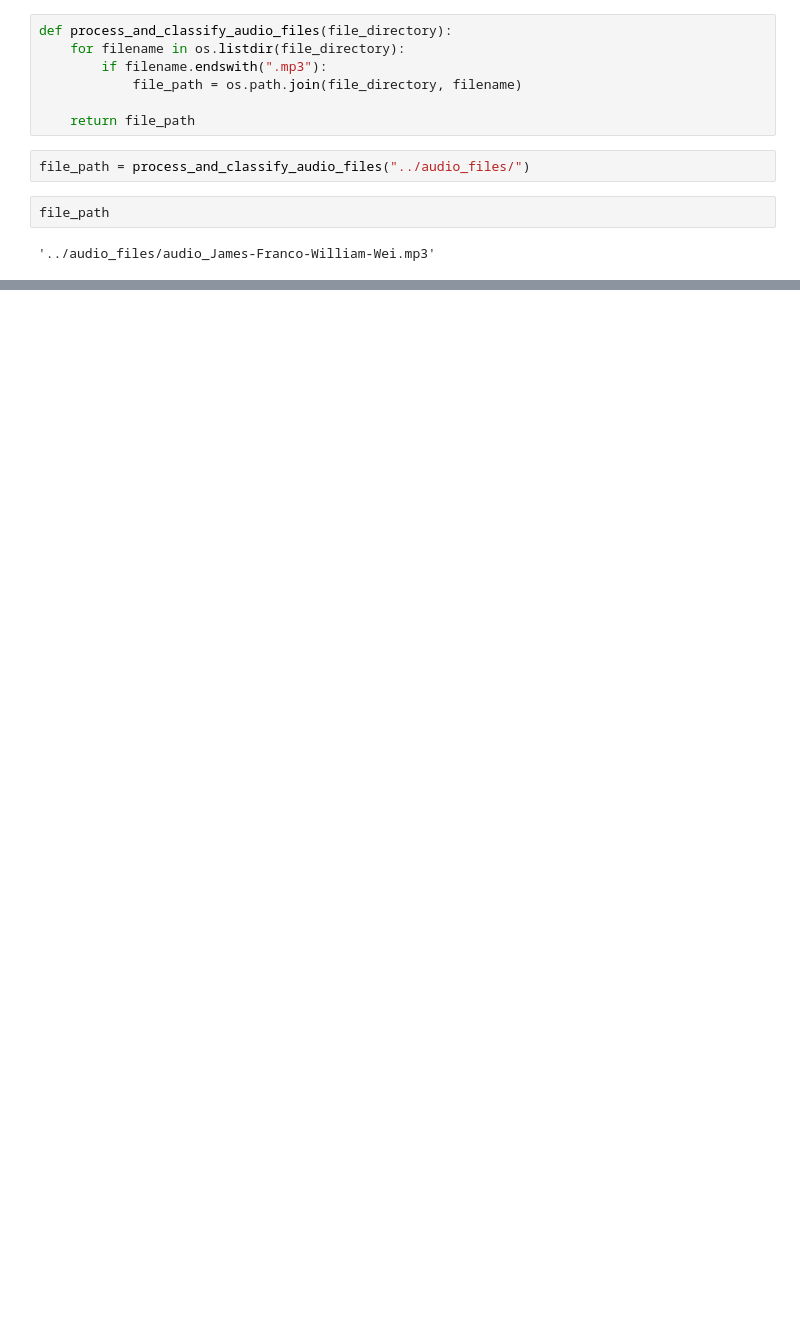
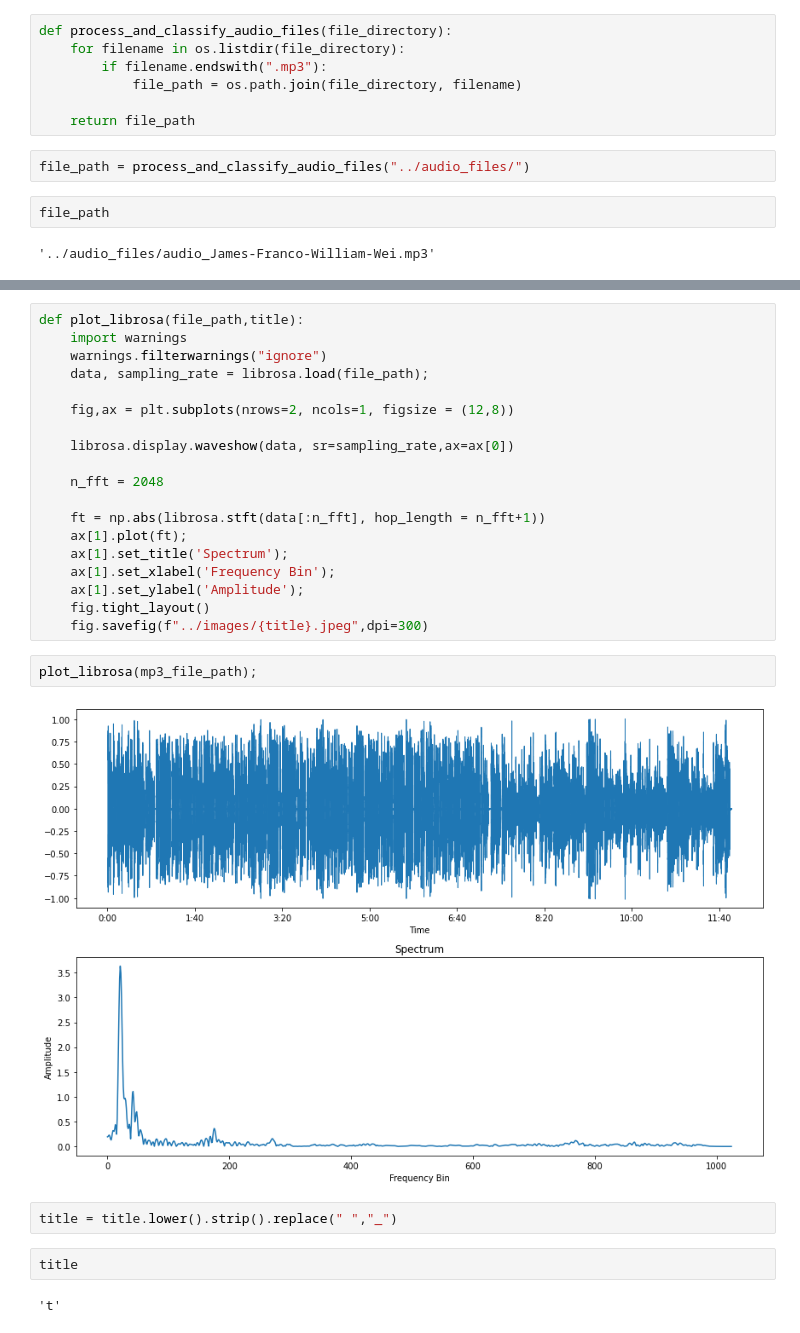
Before and after one commit to Kshitij301199/CaseStudy_ai_coustics, a Jupyter notebook: bin/test.ipynb, the cells around one changed output, grey strips where cells are left out. Saved outputs shown, nothing was run; the diff lists cells and outputs as text; blank space fills up the shorter version.

```diff
--- a/bin/test.ipynb
+++ b/bin/test.ipynb
@@ -55,0 +110,29 @@ C:\MikTeX\miktex\bin\x64\
+# %%
+def plot_librosa(file_path,title):
+    import warnings
+    warnings.filterwarnings("ignore")
+    data, sampling_rate = librosa.load(file_path);
+
+    fig,ax = plt.subplots(nrows=2, ncols=1, figsize = (12,8))
+
+    librosa.display.waveshow(data, sr=sampling_rate,ax=ax[0])
+
+    n_fft = 2048
+
+    ft = np.abs(librosa.stft(data[:n_fft], hop_length = n_fft+1))
+    ax[1].plot(ft);
+    ax[1].set_title('Spectrum');
+    ax[1].set_xlabel('Frequency Bin');
+    ax[1].set_ylabel('Amplitude');
+    fig.tight_layout()
+    fig.savefig(f"../images/{title}.jpeg",dpi=300)
+# %%
+plot_librosa(mp3_file_path);
+# %% [output]
+[figure, added]
+# %%
+title = title.lower().strip().replace(" ","_")
+# %%
+title
+# %% [output]
+'t'
```
Also changed, not shown: parts of 14 cells of this notebook, 5 other files.
